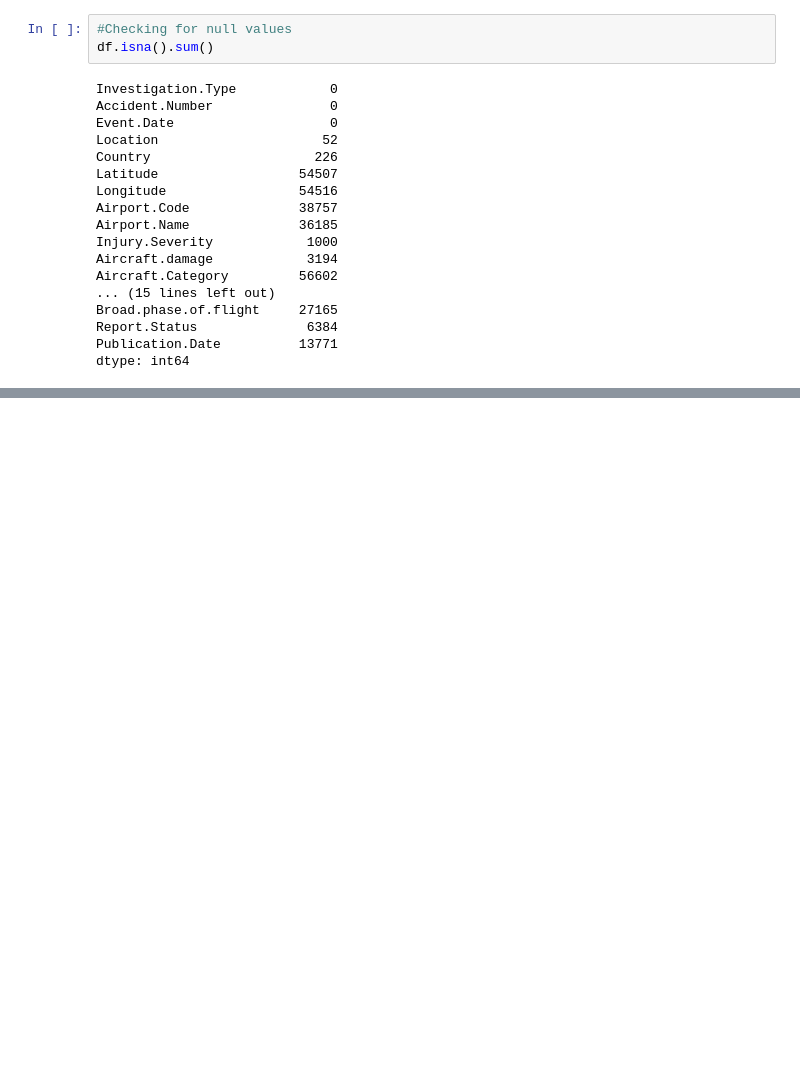
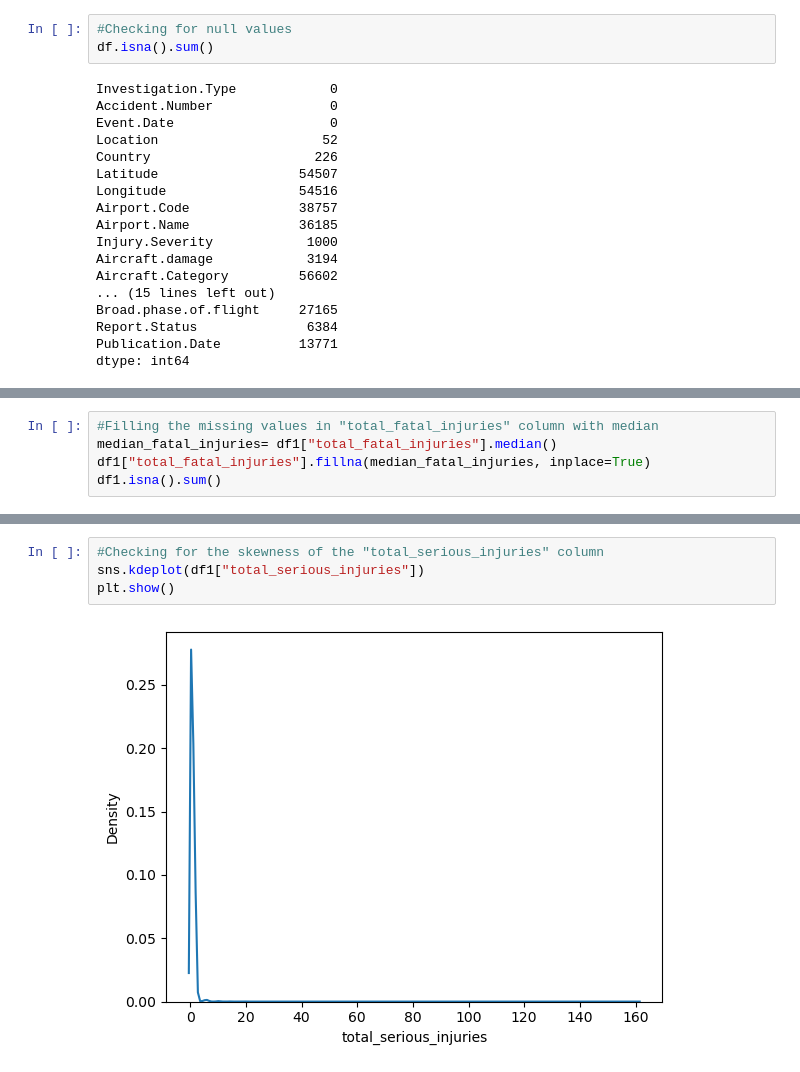
Before and after one commit to StacyMogeni/phase1_project, a Jupyter notebook: Untitled.ipynb, the cells around one changed output, grey strips where cells are left out. Cells and saved outputs as stored; diff of their text form; blank space fills up the shorter version.

```diff
--- a/Untitled.ipynb
+++ b/Untitled.ipynb
@@ -158,0 +486,5 @@ sns.kdeplot(df["Total.Fatal.Injuries"])
+# %%
+#Filling the missing values in "total_fatal_injuries" column with median
+median_fatal_injuries= df1["total_fatal_injuries"].median()
+df1["total_fatal_injuries"].fillna(median_fatal_injuries, inplace=True)
+df1.isna().sum()
@@ -158,0 +509,6 @@ sns.kdeplot(df["Total.Fatal.Injuries"])
+# %%
+#Checking for the skewness of the "total_serious_injuries" column
+sns.kdeplot(df1["total_serious_injuries"])
+plt.show()
+# %% [output]
+[figure, added]
```
Also changed, not shown: parts of 48 cells of this notebook.
